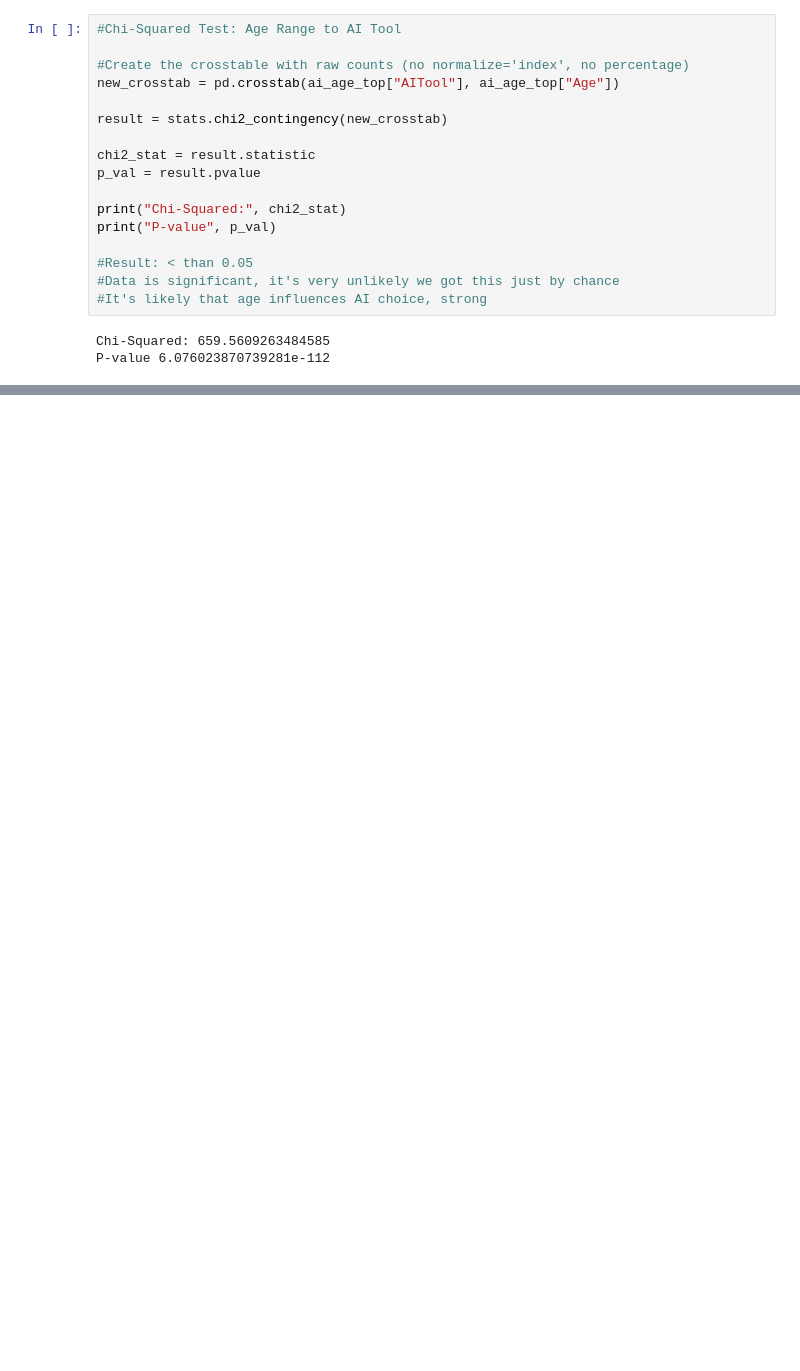
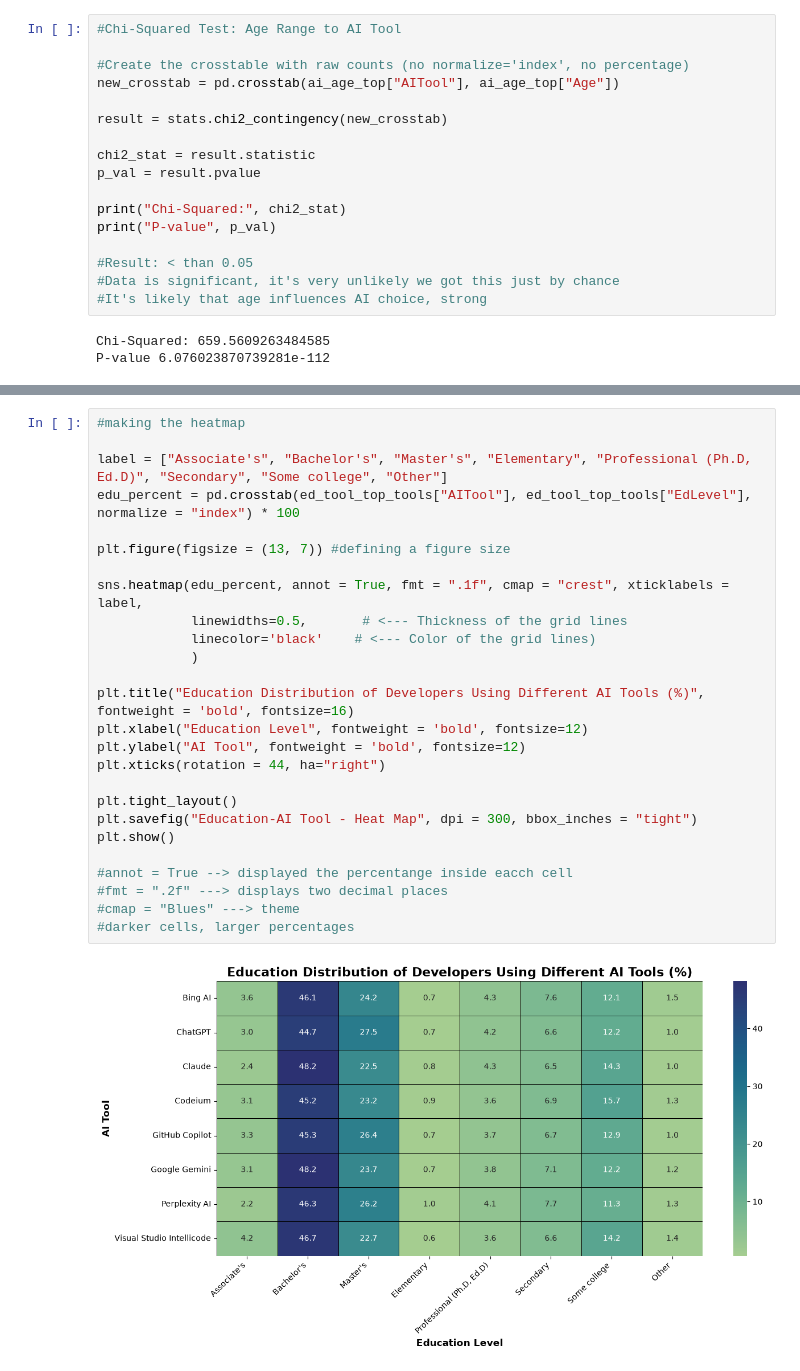
Before and after one commit to CodingExtraordinaire-7/Computer-Science-Survey, a Jupyter notebook: Stack Overflow Survey.ipynb, the cells around one changed output, grey strips where cells are left out. Saved outputs shown, nothing was run; the diff lists cells and outputs as text; blank space fills up the shorter version.

```diff
--- a/Stack Overflow Survey.ipynb
+++ b/Stack Overflow Survey.ipynb
@@ -322,3 +348,31 @@ print("P-value", p_val2)
 # %% [output]
 Chi-Squared: 248.44039731849975
 P-value 1.7993947826615652e-28
+# %%
+#making the heatmap
+
+label = ["Associate's", "Bachelor's", "Master's", "Elementary", "Professional (Ph.D, Ed.D)", "Secondary", "Some college", "Other"]
+edu_percent = pd.crosstab(ed_tool_top_tools["AITool"], ed_tool_top_tools["EdLevel"], normalize = "index") * 100
+
+plt.figure(figsize = (13, 7)) #defining a figure size
+
+sns.heatmap(edu_percent, annot = True, fmt = ".1f", cmap = "crest", xticklabels = label,
+            linewidths=0.5,       # <--- Thickness of the grid lines
+            linecolor='black'    # <--- Color of the grid lines)
+            )
+
+plt.title("Education Distribution of Developers Using Different AI Tools (%)", fontweight = 'bold', fontsize=16)
+plt.xlabel("Education Level", fontweight = 'bold', fontsize=12)
+plt.ylabel("AI Tool", fontweight = 'bold', fontsize=12)
+plt.xticks(rotation = 44, ha="right")
+
+plt.tight_layout()
+plt.savefig("Education-AI Tool - Heat Map", dpi = 300, bbox_inches = "tight")
+plt.show()
+
+#annot = True --> displayed the percentange inside eacch cell
+#fmt = ".2f" ---> displays two decimal places
+#cmap = "Blues" ---> theme
+#darker cells, larger percentages
+# %% [output]
+[figure, added]
```
Also changed, not shown: parts of 9 cells of this notebook, 4 other files.
